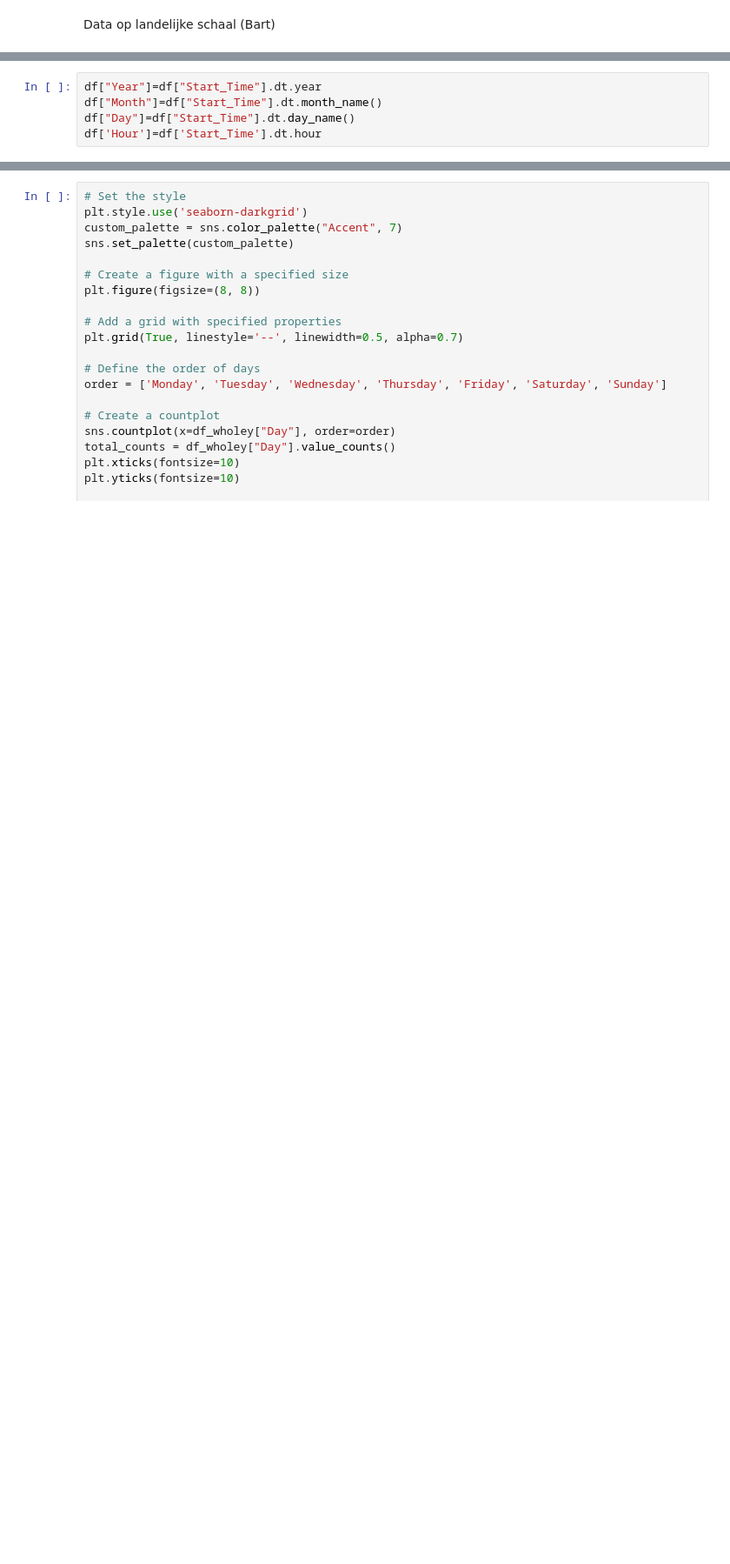
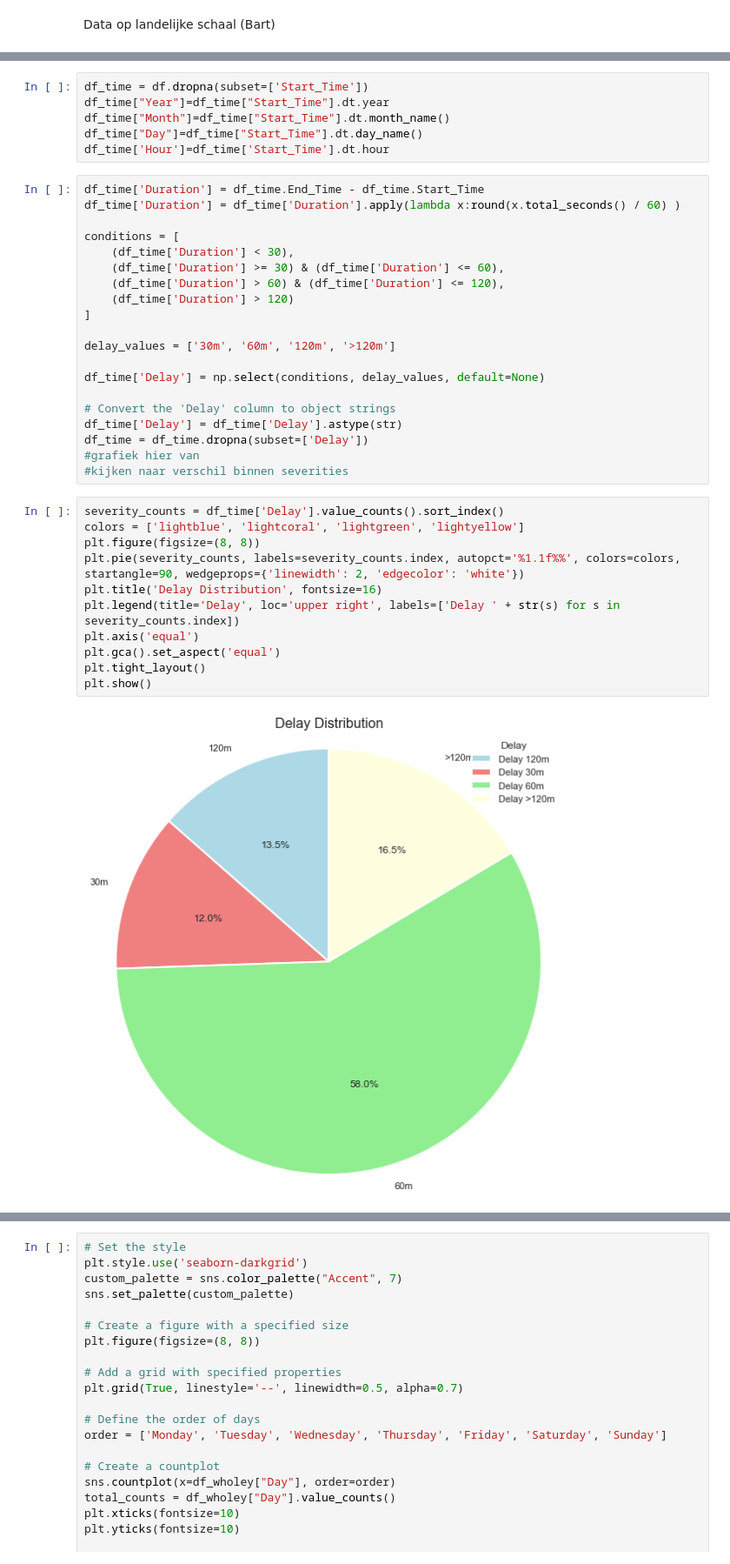
Before and after one commit to IsabelvanDam19/WT_Specialisatie, a Jupyter notebook: Beetje dingen enzo.ipynb, the cells around one changed output, grey strips where cells are left out. Shown at 87% size. Cells and saved outputs as stored; diff of their text form; blank space fills up the shorter version.

Commit message:
delay chart

```diff
--- a/Beetje dingen enzo.ipynb
+++ b/Beetje dingen enzo.ipynb
@@ -169,5 +131,39 @@ Tijd
 # %%
-df["Year"]=df["Start_Time"].dt.year
-df["Month"]=df["Start_Time"].dt.month_name()
-df["Day"]=df["Start_Time"].dt.day_name()
-df['Hour']=df['Start_Time'].dt.hour
+df_time = df.dropna(subset=['Start_Time'])
+df_time["Year"]=df_time["Start_Time"].dt.year
+df_time["Month"]=df_time["Start_Time"].dt.month_name()
+df_time["Day"]=df_time["Start_Time"].dt.day_name()
+df_time['Hour']=df_time['Start_Time'].dt.hour
+# %%
+df_time['Duration'] = df_time.End_Time - df_time.Start_Time
+df_time['Duration'] = df_time['Duration'].apply(lambda x:round(x.total_seconds() / 60) )
+
+conditions = [
+    (df_time['Duration'] < 30),
+    (df_time['Duration'] >= 30) & (df_time['Duration'] <= 60),
+    (df_time['Duration'] > 60) & (df_time['Duration'] <= 120),
+    (df_time['Duration'] > 120)
+]
+
+delay_values = ['30m', '60m', '120m', '>120m']
+
+df_time['Delay'] = np.select(conditions, delay_values, default=None)
+
+# Convert the 'Delay' column to object strings
+df_time['Delay'] = df_time['Delay'].astype(str)
+df_time = df_time.dropna(subset=['Delay'])
+#grafiek hier van
+#kijken naar verschil binnen severities
+# %%
+severity_counts = df_time['Delay'].value_counts().sort_index()
+colors = ['lightblue', 'lightcoral', 'lightgreen', 'lightyellow']
+plt.figure(figsize=(8, 8))
+plt.pie(severity_counts, labels=severity_counts.index, autopct='%1.1f%%', colors=colors, startangle=90, wedgeprops={'linewidth': 2, 'edgecolor': 'white'})
+plt.title('Delay Distribution', fontsize=16)
+plt.legend(title='Delay', loc='upper right', labels=['Delay ' + str(s) for s in severity_counts.index])
+plt.axis('equal')
+plt.gca().set_aspect('equal')
+plt.tight_layout()
+plt.show()
+# %% [output]
+[figure, added]
```
Also changed, not shown: parts of 7 cells of this notebook.
